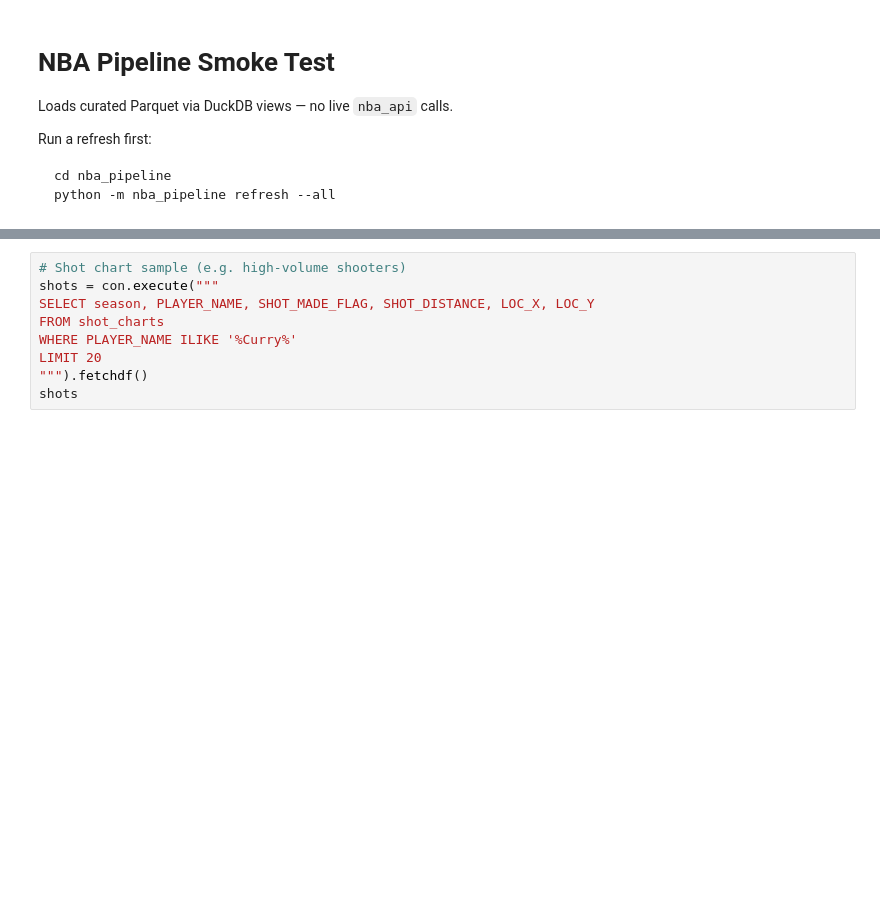
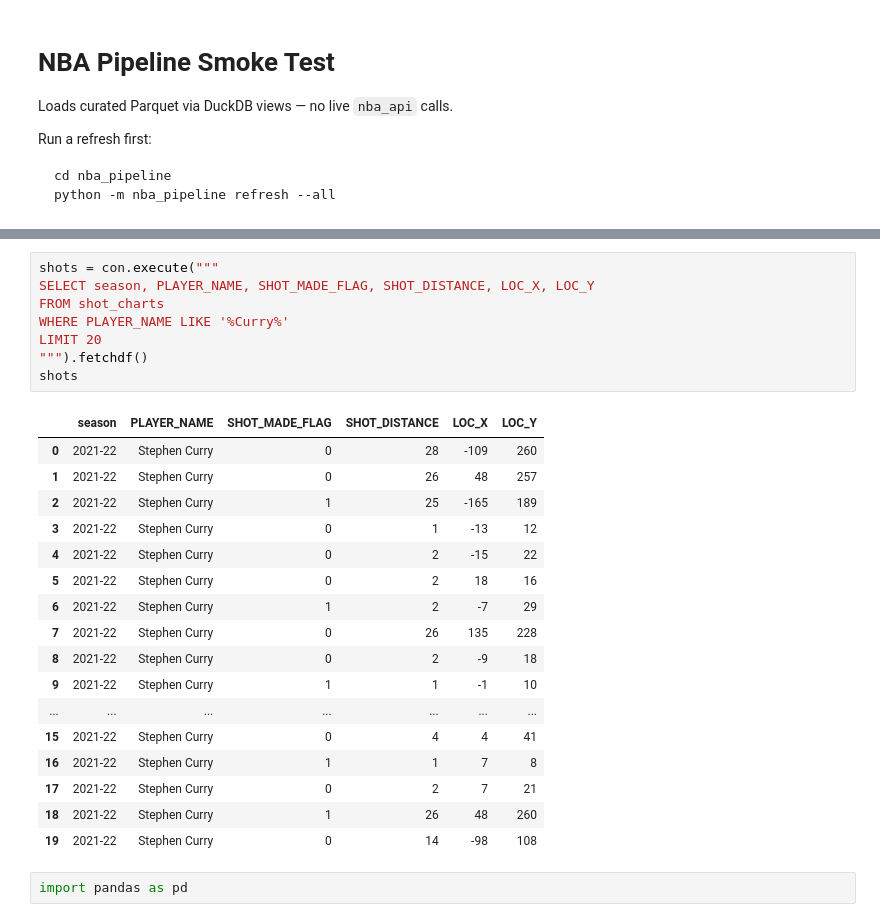
Before and after one commit to amase4134/basketball-ds, a Jupyter notebook: nba_pipeline/notebooks/smoke_test.ipynb, the cells around one changed output, grey strips where cells are left out. Drawn from its saved outputs; the diff is of its cells as text; blank space fills up the shorter version.

```diff
--- a/nba_pipeline/notebooks/smoke_test.ipynb
+++ b/nba_pipeline/notebooks/smoke_test.ipynb
@@ -41,9 +128,28 @@ stats
 # %%
-# Shot chart sample (e.g. high-volume shooters)
 shots = con.execute("""
 SELECT season, PLAYER_NAME, SHOT_MADE_FLAG, SHOT_DISTANCE, LOC_X, LOC_Y
 FROM shot_charts
-WHERE PLAYER_NAME ILIKE '%Curry%'
+WHERE PLAYER_NAME LIKE '%Curry%'
 LIMIT 20
 """).fetchdf()
 shots
+# %% [output]
+|  | season | PLAYER_NAME | SHOT_MADE_FLAG | SHOT_DISTANCE | LOC_X | LOC_Y |
+| 0 | 2021-22 | Stephen Curry | 0 | 28 | -109 | 260 |
+| 1 | 2021-22 | Stephen Curry | 0 | 26 | 48 | 257 |
+| 2 | 2021-22 | Stephen Curry | 1 | 25 | -165 | 189 |
+| 3 | 2021-22 | Stephen Curry | 0 | 1 | -13 | 12 |
+| 4 | 2021-22 | Stephen Curry | 0 | 2 | -15 | 22 |
+| 5 | 2021-22 | Stephen Curry | 0 | 2 | 18 | 16 |
+| 6 | 2021-22 | Stephen Curry | 1 | 2 | -7 | 29 |
+| 7 | 2021-22 | Stephen Curry | 0 | 26 | 135 | 228 |
+| 8 | 2021-22 | Stephen Curry | 0 | 2 | -9 | 18 |
+| 9 | 2021-22 | Stephen Curry | 1 | 1 | -1 | 10 |
+| ... | ... | ... | ... | ... | ... | ... |
+| 15 | 2021-22 | Stephen Curry | 0 | 4 | 4 | 41 |
+| 16 | 2021-22 | Stephen Curry | 1 | 1 | 7 | 8 |
+| 17 | 2021-22 | Stephen Curry | 0 | 2 | 7 | 21 |
+| 18 | 2021-22 | Stephen Curry | 1 | 26 | 48 | 260 |
+| 19 | 2021-22 | Stephen Curry | 0 | 14 | -98 | 108 |
+# %%
+import pandas as pd
```
Also changed, not shown: parts of 6 cells of this notebook.
